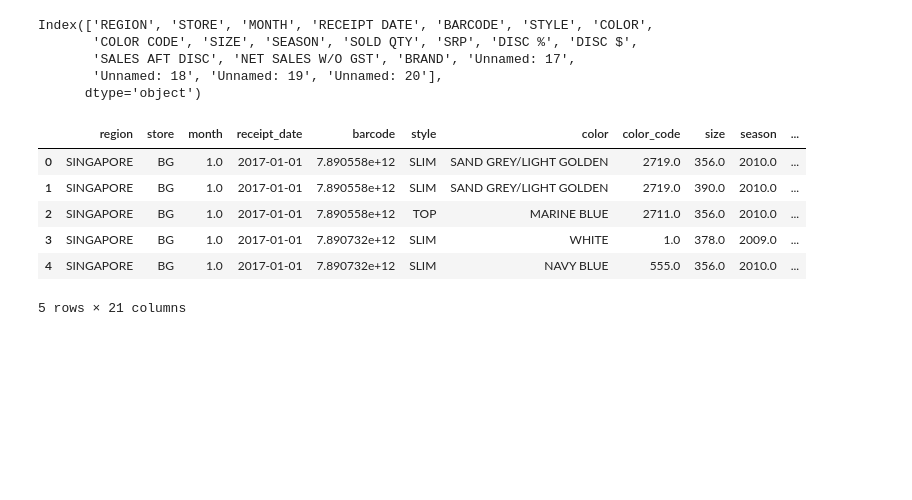
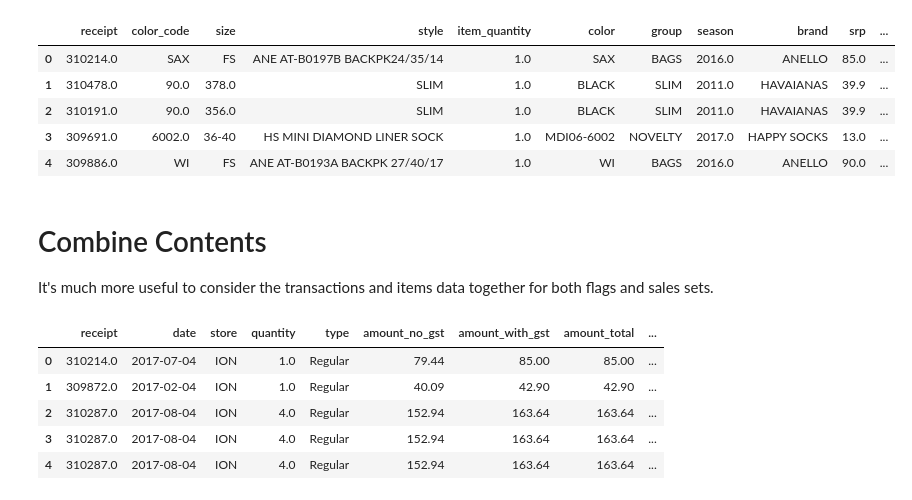
Before and after one commit to Aroodai-Data-Science/receipt-cleaning, a Jupyter notebook: receipt-cleaning.ipynb, the cells around one changed output. Cells and saved outputs as stored; diff of their text form; code cells hidden in the pictures; blank space fills up the shorter version.

```diff
--- a/receipt-cleaning.ipynb
+++ b/receipt-cleaning.ipynb
@@ -29,0 +51,3 @@ Rename columns and drop blank spaces in the Excel file.
+# %%
+sales_transactions = pd.DataFrame()
+sales_items = pd.DataFrame()
@@ -29,0 +99,26 @@ Rename columns and drop blank spaces in the Excel file.
+# %%
+flags_raw = pd.read_excel (r'/content/drive/MyDrive/Colab Notebooks/Data Files/SALES/DOM 2017 Sales Apr Ion  rows2081 Copy of POS Flags (Gender and Age) with Purchase Item Details with notes.xlsx',
+                              skiprows = 12, header=None)
+# %%
+flags_transactions = pd.DataFrame()
+flags_items = pd.DataFrame()
+
+i = 0
+receipt = ''
+item_num = 0
+
+while i < len(flags_raw):
+  this_row = flags_raw.loc[i,:].copy(deep = True)
+  num_items = this_row[5]
+
+  if(is_number(num_items)):
+    receipt = this_row[1]
+    item_num = 0
+    flags_transactions = flags_transactions.append(this_row, ignore_index = True)
+  else:
+    item_num = item_num + 1
+    this_row[0] = receipt
+    this_row[10] = item_num
+    flags_items = flags_items.append(this_row, ignore_index = True)
+
+  i = i + 1
@@ -29,0 +136,14 @@ Rename columns and drop blank spaces in the Excel file.
+# %%
+flags_items.columns = ['receipt','color_code','size','style','item_quantity','color','group','season','brand','srp','item_num']
+flags_items.head()
+# %% [output]
+|  | receipt | color_code | size | style | item_quantity | color | group | season | brand | srp | ... |
+| 0 | 310214.0 | SAX | FS | ANE AT-B0197B BACKPK24/35/14 | 1.0 | SAX | BAGS | 2016.0 | ANELLO | 85.0 | ... |
+| 1 | 310478.0 | 90.0 | 378.0 | SLIM | 1.0 | BLACK | SLIM | 2011.0 | HAVAIANAS | 39.9 | ... |
+| 2 | 310191.0 | 90.0 | 356.0 | SLIM | 1.0 | BLACK | SLIM | 2011.0 | HAVAIANAS | 39.9 | ... |
+| 3 | 309691.0 | 6002.0 | 36-40 | HS MINI DIAMOND LINER SOCK | 1.0 | MDI06-6002 | NOVELTY | 2017.0 | HAPPY SOCKS | 13.0 | ... |
+| 4 | 309886.0 | WI | FS | ANE AT-B0193A BACKPK 27/40/17 | 1.0 | WI | BAGS | 2016.0 | ANELLO | 90.0 | ... |
+# %% [markdown]
+# Combine Contents
+
+It's much more useful to consider the transactions and items data together for both flags and sales sets.
@@ -30,23 +153,9 @@ Rename columns and drop blank spaces in the Excel file.
 # %%
-sales.columns
+sales.head()
 # %% [output]
-Index(['REGION', 'STORE', 'MONTH', 'RECEIPT DATE', 'BARCODE', 'STYLE', 'COLOR',
-       'COLOR CODE', 'SIZE', 'SEASON', 'SOLD QTY', 'SRP', 'DISC %', 'DISC $',
-       'SALES AFT DISC', 'NET SALES W/O GST', 'BRAND', 'Unnamed: 17',
-       'Unnamed: 18', 'Unnamed: 19', 'Unnamed: 20'],
-      dtype='object')
+|  | receipt | date | store | quantity | type | amount_no_gst | amount_with_gst | amount_total | ... |
+| 0 | 310214.0 | 2017-07-04 | ION | 1.0 | Regular | 79.44 | 85.00 | 85.00 | ... |
+| 1 | 309872.0 | 2017-02-04 | ION | 1.0 | Regular | 40.09 | 42.90 | 42.90 | ... |
+| 2 | 310287.0 | 2017-08-04 | ION | 4.0 | Regular | 152.94 | 163.64 | 163.64 | ... |
+| 3 | 310287.0 | 2017-08-04 | ION | 4.0 | Regular | 152.94 | 163.64 | 163.64 | ... |
+| 4 | 310287.0 | 2017-08-04 | ION | 4.0 | Regular | 152.94 | 163.64 | 163.64 | ... |
-# %%
-sales.columns = ['region', 'store', 'month', 'receipt_date', 'barcode', 'style',
-                     'color', 'color_code', 'size', 'season', 'quantity_sold','srp',
-                     'discount_pct', 'discount_price','sales_after_discount', 'net_sales_before_taxes',
-                     'brand', 'unnamed1', 'unnamed2', 'unnamed3', 'unnamed4']
-
-sales.head()
-# %% [output]
-|  | region | store | month | receipt_date | barcode | style | color | color_code | size | season | ... |
-| 0 | SINGAPORE | BG | 1.0 | 2017-01-01 | 7.890558e+12 | SLIM | SAND GREY/LIGHT GOLDEN | 2719.0 | 356.0 | 2010.0 | ... |
-| 1 | SINGAPORE | BG | 1.0 | 2017-01-01 | 7.890558e+12 | SLIM | SAND GREY/LIGHT GOLDEN | 2719.0 | 390.0 | 2010.0 | ... |
-| 2 | SINGAPORE | BG | 1.0 | 2017-01-01 | 7.890558e+12 | TOP | MARINE BLUE | 2711.0 | 356.0 | 2010.0 | ... |
-| 3 | SINGAPORE | BG | 1.0 | 2017-01-01 | 7.890732e+12 | SLIM | WHITE | 1.0 | 378.0 | 2009.0 | ... |
-| 4 | SINGAPORE | BG | 1.0 | 2017-01-01 | 7.890732e+12 | SLIM | NAVY BLUE | 555.0 | 356.0 | 2010.0 | ... |
-5 rows × 21 columns
```
Also changed, not shown: parts of 21 cells of this notebook.
